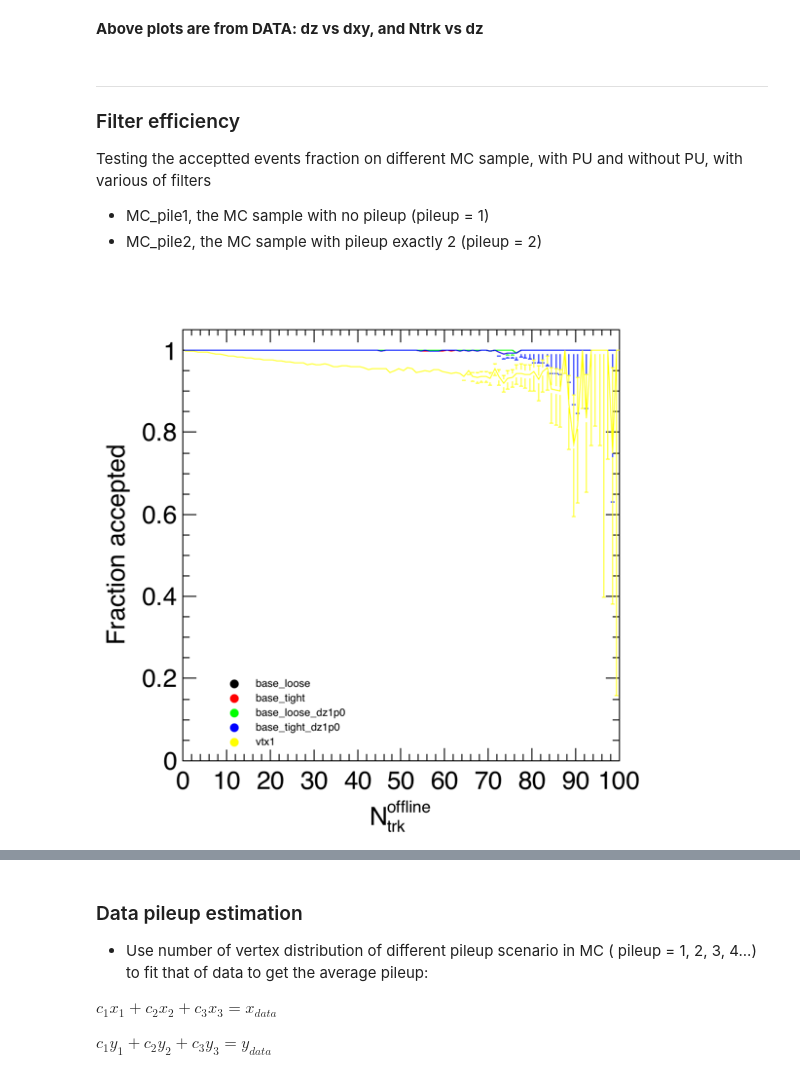
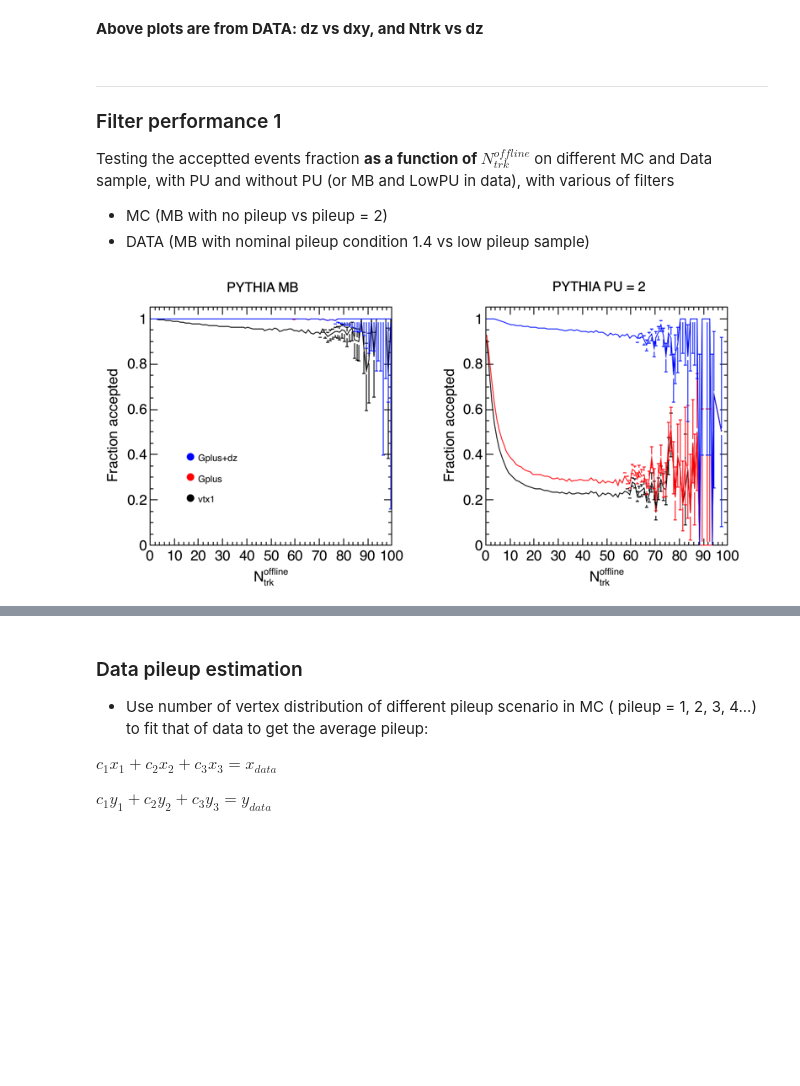
Before and after one commit to cmsHiTracking/TrackingCode, a Jupyter notebook: pileUpFilter/notebook/pileUpFilterMustRead.ipynb, the cells around one changed output, grey strips where cells are left out. Cells and saved outputs as stored; diff of their text form; code cells hidden in the pictures; blank space fills up the shorter version.

Commit message:
adding filter performance plot

```diff
--- a/pileUpFilter/notebook/pileUpFilterMustRead.ipynb
+++ b/pileUpFilter/notebook/pileUpFilterMustRead.ipynb
@@ -138,15 +138,15 @@ Image(filename = pathname + DATAppDzNtrk )
 # %% [markdown]
 <strong> Above plots are from DATA: dz vs dxy, and Ntrk vs dz
 # %% [markdown]
-### <hr> Filter efficiency
+### <hr> Filter performance 1
 
-Testing the acceptted events fraction on different MC sample, with PU and without PU, with various of filters
-- MC_pile1, the MC sample with no pileup (pileup = 1)
-- MC_pile2, the MC sample with pileup exactly 2 (pileup = 2)
+Testing the acceptted events fraction <strong> as a function of $N^{offline}_{trk}$ </strong> on different MC and Data sample, with PU and without PU (or MB and LowPU in data), with various of filters
+- MC (MB with no pileup vs pileup = 2)
+- DATA (MB with nominal pileup condition 1.4 vs low pileup sample)
 # %%
-MC_pile1_fraction = "MC_pileup1_fraction.png"
-MC_pile2_fraction = "MC_pileup2_fraction.png"
-Image(filename = pathname + MC_pile1_fraction)
+MC_fraction = 'pileUpFilterEfficiency_MC.png'
+DATA_fraction = 'pileUpFilterEfficiency_DATA.png'
+Image(filename = pathname + MC_fraction)
 # %% [output]
-[figure, old version]
+[figure, new version]
 # %%
```
Also changed, not shown: parts of 6 cells of this notebook, 15 other files.
